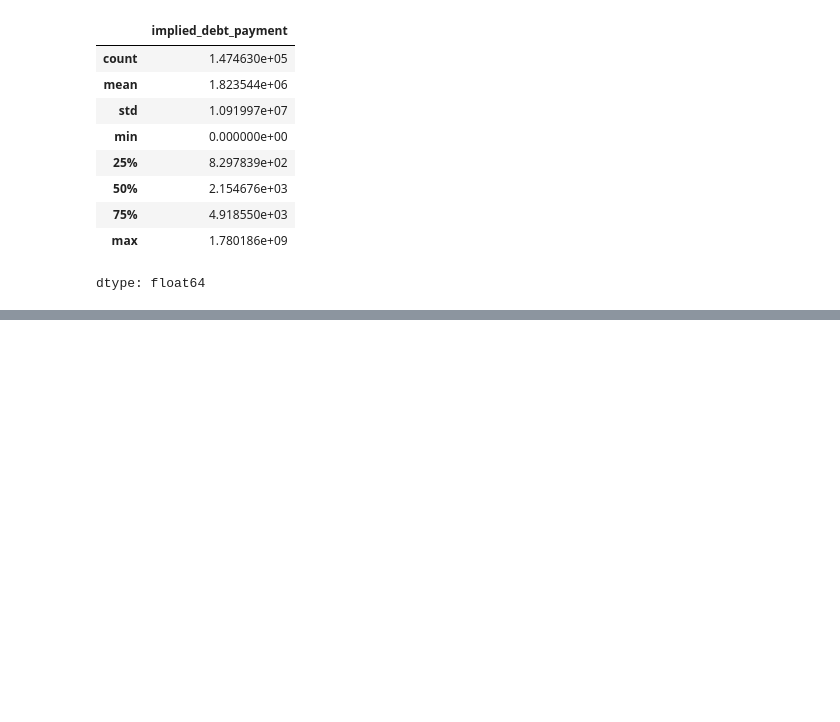
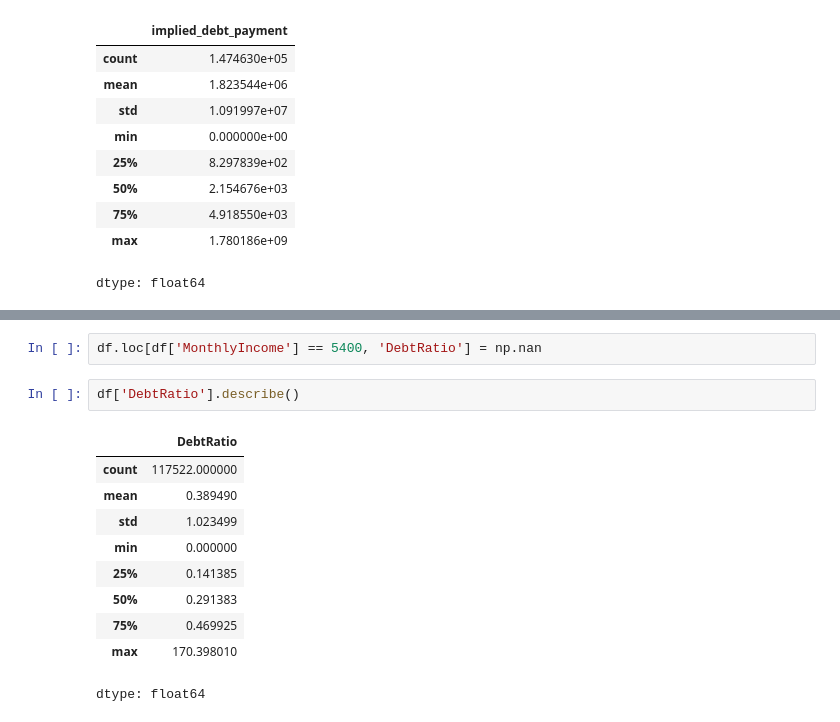
Before and after one commit to C0deB3ast/Data_analysis_work, a Jupyter notebook: Give_me_some_Credit.ipynb, the cells around one changed output, grey strips where cells are left out. Cells and saved outputs as stored; diff of their text form; blank space fills up the shorter version.

```diff
--- a/Give_me_some_Credit.ipynb
+++ b/Give_me_some_Credit.ipynb
@@ -236,0 +268,15 @@ dtype: float64
+# %%
+df.loc[df['MonthlyIncome'] == 5400, 'DebtRatio'] = np.nan
+# %%
+df['DebtRatio'].describe()
+# %% [output]
+|  | DebtRatio |
+| count | 117522.000000 |
+| mean | 0.389490 |
+| std | 1.023499 |
+| min | 0.000000 |
+| 25% | 0.141385 |
+| 50% | 0.291383 |
+| 75% | 0.469925 |
+| max | 170.398010 |
+dtype: float64
```
Also changed, not shown: parts of 4 cells of this notebook.
